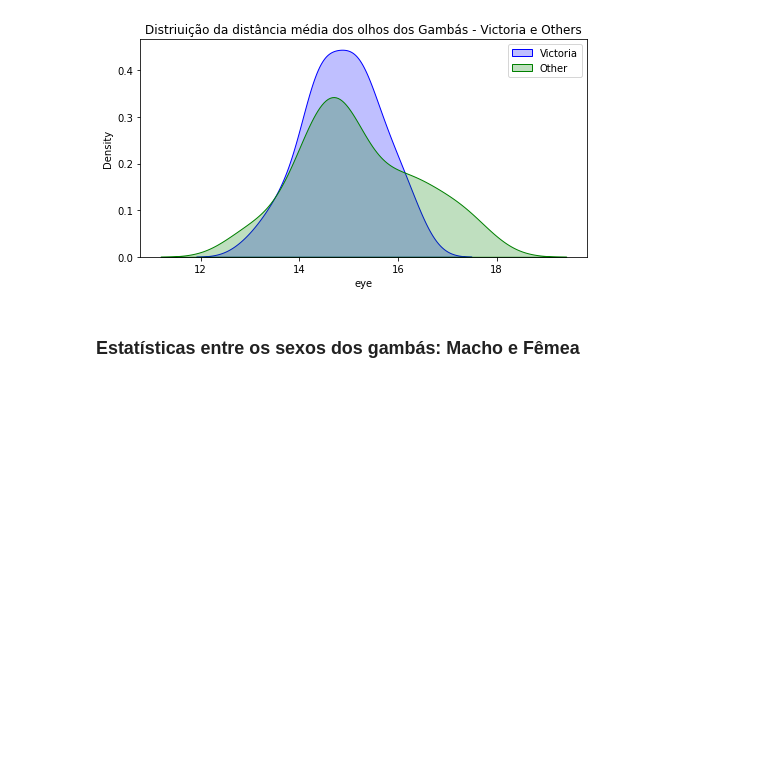
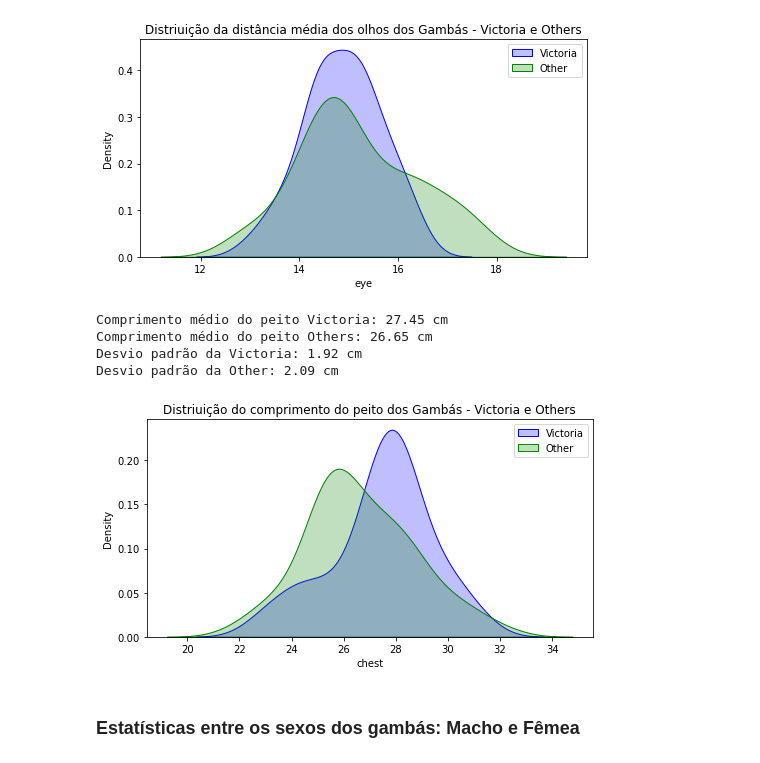
Before and after one commit to Gabrieleas10/kolmogorov-smirnov-test, a Jupyter notebook: ks_tests.ipynb, the cells around one changed output. Saved outputs shown, nothing was run; the diff lists cells and outputs as text; code cells hidden in the pictures; blank space fills up the shorter version.

```diff
--- a/ks_tests.ipynb
+++ b/ks_tests.ipynb
@@ -256,6 +256,28 @@ plt.legend()
 plt.show()
 # %% [output]
 [figure]
+# %%
+### estatísticas do comprimento do peito dos gambás de populações distintas ###
+print('Comprimento médio do peito Victoria:',round(df_vic['chest'].mean(),2),'cm')
+print('Comprimento médio do peito Others:',round(df_oth['chest'].mean(),2),'cm')
+print('Desvio padrão da Victoria:',round(df_vic['chest'].std(),2),'cm')
+print('Desvio padrão da Other:',round(df_oth['chest'].std(),2),'cm')
+# %% [output]
+Comprimento médio do peito Victoria: 27.45 cm
+Comprimento médio do peito Others: 26.65 cm
+Desvio padrão da Victoria: 1.92 cm
+Desvio padrão da Other: 2.09 cm
+# %%
+### plot da distribuição de frequencia ###
+plt.figure(figsize=(8,4))
+plt.title("Distriuição do comprimento do peito dos Gambás - Victoria e Others")
+
+sns.kdeplot(df_vic['chest'], color='blue', shade=True, label='Victoria')
+sns.kdeplot(df_oth['chest'], color='green', shade=True, label='Other')
+plt.legend()
+plt.show()
+# %% [output]
+[figure, added]
 # %% [markdown]
 ### Estatísticas entre os sexos dos gambás: Macho e Fêmea
 # %%
```
